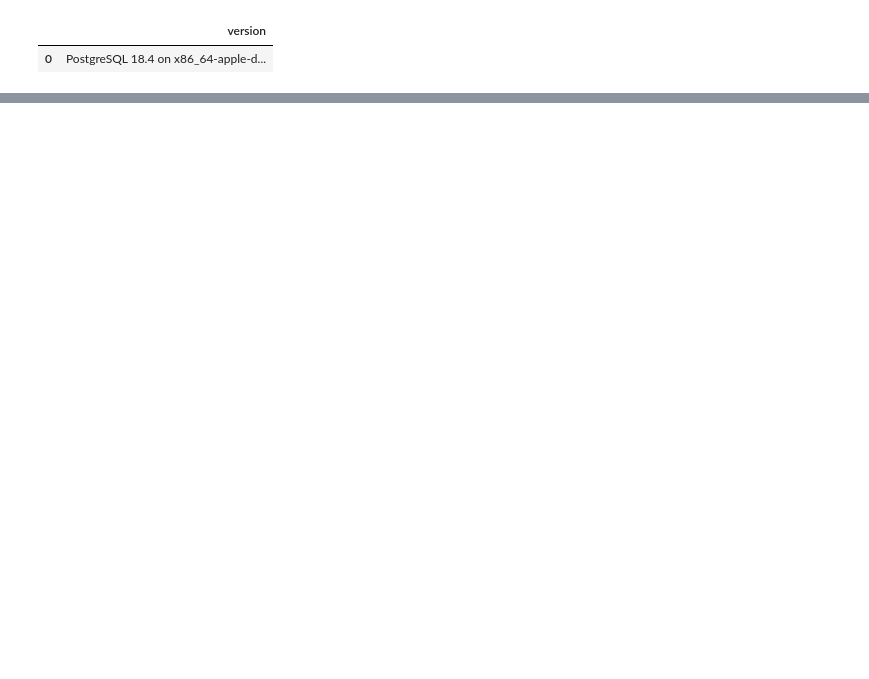
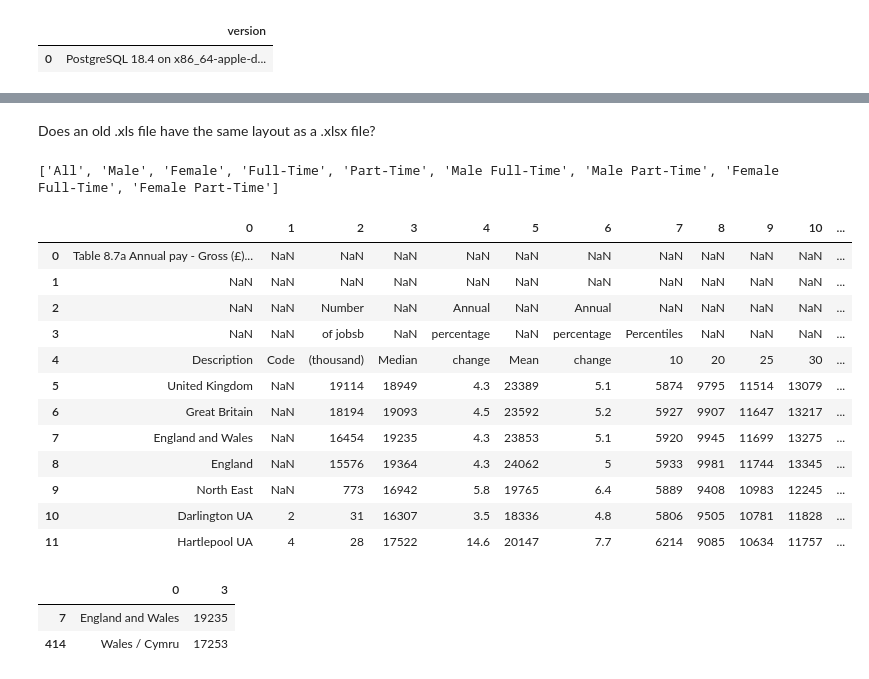
Before and after one commit to Sahil-Sapare/uk-housing-analytics, a Jupyter notebook: notebooks/exploration.ipynb, the cells around one changed output, grey strips where cells are left out. Saved outputs shown, nothing was run; the diff lists cells and outputs as text; code cells hidden in the pictures; blank space fills up the shorter version.

```diff
--- a/notebooks/exploration.ipynb
+++ b/notebooks/exploration.ipynb
@@ -17,0 +111,31 @@ pd.read_sql("SELECT version();", engine)
+# %% [markdown]
+Does an old .xls file have the same layout as a .xlsx file?
+# %%
+old_path = "../data/ashe/ashe_2005/Home Geography Table 8.7a   Annual pay - Gross 2005.xls"
+xl_old = pd.ExcelFile(old_path)
+print(xl_old.sheet_names)
+# %% [output]
+['All', 'Male', 'Female', 'Full-Time', 'Part-Time', 'Male Full-Time', 'Male Part-Time', 'Female Full-Time', 'Female Part-Time']
+# %%
+df_old = pd.read_excel(old_path, sheet_name=0, header=None)
+df_old.head(12)
+# %% [output]
+|  | 0 | 1 | 2 | 3 | 4 | 5 | 6 | 7 | 8 | 9 | 10 | ... |
+| 0 | Table 8.7a Annual pay - Gross (£)... | NaN | NaN | NaN | NaN | NaN | NaN | NaN | NaN | NaN | NaN | ... |
+| 1 | NaN | NaN | NaN | NaN | NaN | NaN | NaN | NaN | NaN | NaN | NaN | ... |
+| 2 | NaN | NaN | Number | NaN | Annual | NaN | Annual | NaN | NaN | NaN | NaN | ... |
+| 3 | NaN | NaN | of jobsb | NaN | percentage | NaN | percentage | Percentiles | NaN | NaN | NaN | ... |
+| 4 | Description | Code | (thousand) | Median | change | Mean | change | 10 | 20 | 25 | 30 | ... |
+| 5 | United Kingdom | NaN | 19114 | 18949 | 4.3 | 23389 | 5.1 | 5874 | 9795 | 11514 | 13079 | ... |
+| 6 | Great Britain | NaN | 18194 | 19093 | 4.5 | 23592 | 5.2 | 5927 | 9907 | 11647 | 13217 | ... |
+| 7 | England and Wales | NaN | 16454 | 19235 | 4.3 | 23853 | 5.1 | 5920 | 9945 | 11699 | 13275 | ... |
+| 8 | England | NaN | 15576 | 19364 | 4.3 | 24062 | 5 | 5933 | 9981 | 11744 | 13345 | ... |
+| 9 | North East | NaN | 773 | 16942 | 5.8 | 19765 | 6.4 | 5889 | 9408 | 10983 | 12245 | ... |
+| 10 | Darlington UA | 2 | 31 | 16307 | 3.5 | 18336 | 4.8 | 5806 | 9505 | 10781 | 11828 | ... |
+| 11 | Hartlepool UA | 4 | 28 | 17522 | 14.6 | 20147 | 7.7 | 6214 | 9085 | 10634 | 11757 | ... |
+# %%
+df_old[df_old[0].str.contains('Wales', na=False)][[0, 3]]
+# %% [output]
+|  | 0 | 3 |
+| 7 | England and Wales | 19235 |
+| 414 | Wales / Cymru | 17253 |
```
Also changed, not shown: parts of 20 cells of this notebook.
